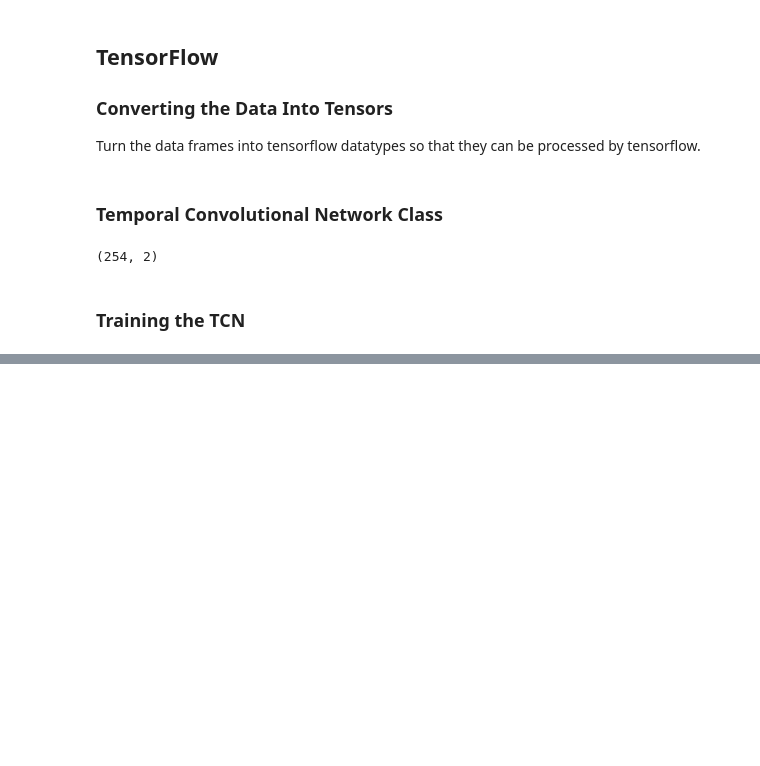
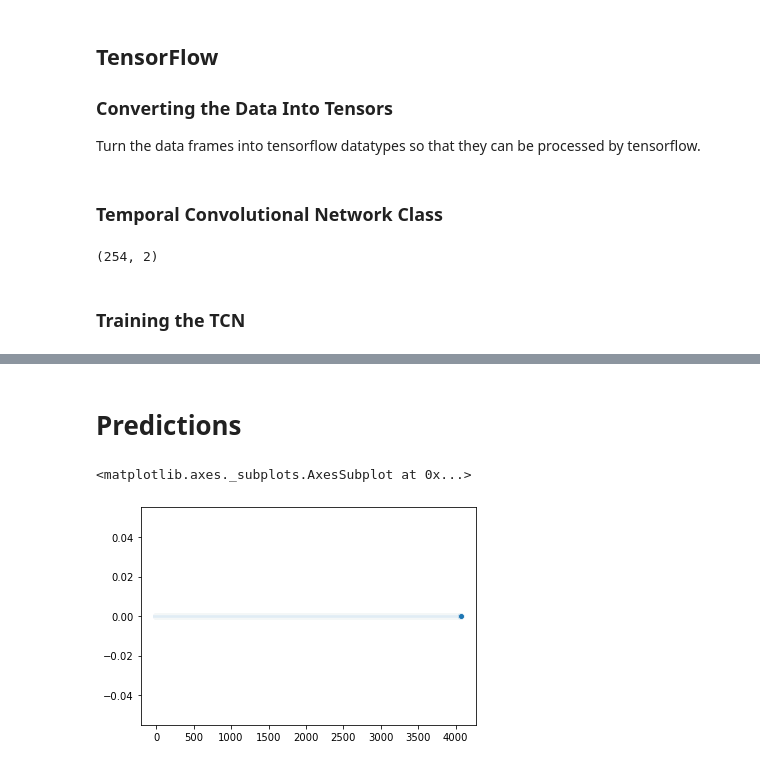
Before and after one commit to initrail/TCN_Stock_Predictor, a Jupyter notebook: TCN_Stock_Predictor.ipynb, the cells around one changed output, grey strips where cells are left out. Cells and saved outputs as stored; diff of their text form; code cells hidden in the pictures; blank space fills up the shorter version.

```diff
--- a/TCN_Stock_Predictor.ipynb
+++ b/TCN_Stock_Predictor.ipynb
@@ -192,0 +193,12 @@ losses.plot()
+# %% [markdown]
+# Predictions
+# %%
+import seaborn as sns
+test_predictions = tcn_model.predict(stock_training_input)
+
+test_predictions = pd.Series(test_predictions.reshape(4064,))
+# pred_df = pd.DataFrame(stock_training_output[0], columns=['Test True Y'])
+sns.scatterplot(data=test_predictions)
+# %% [output]
+<matplotlib.axes._subplots.AxesSubplot at 0x...>
+[figure, added]
```
Also changed, not shown: parts of 2 cells of this notebook.
